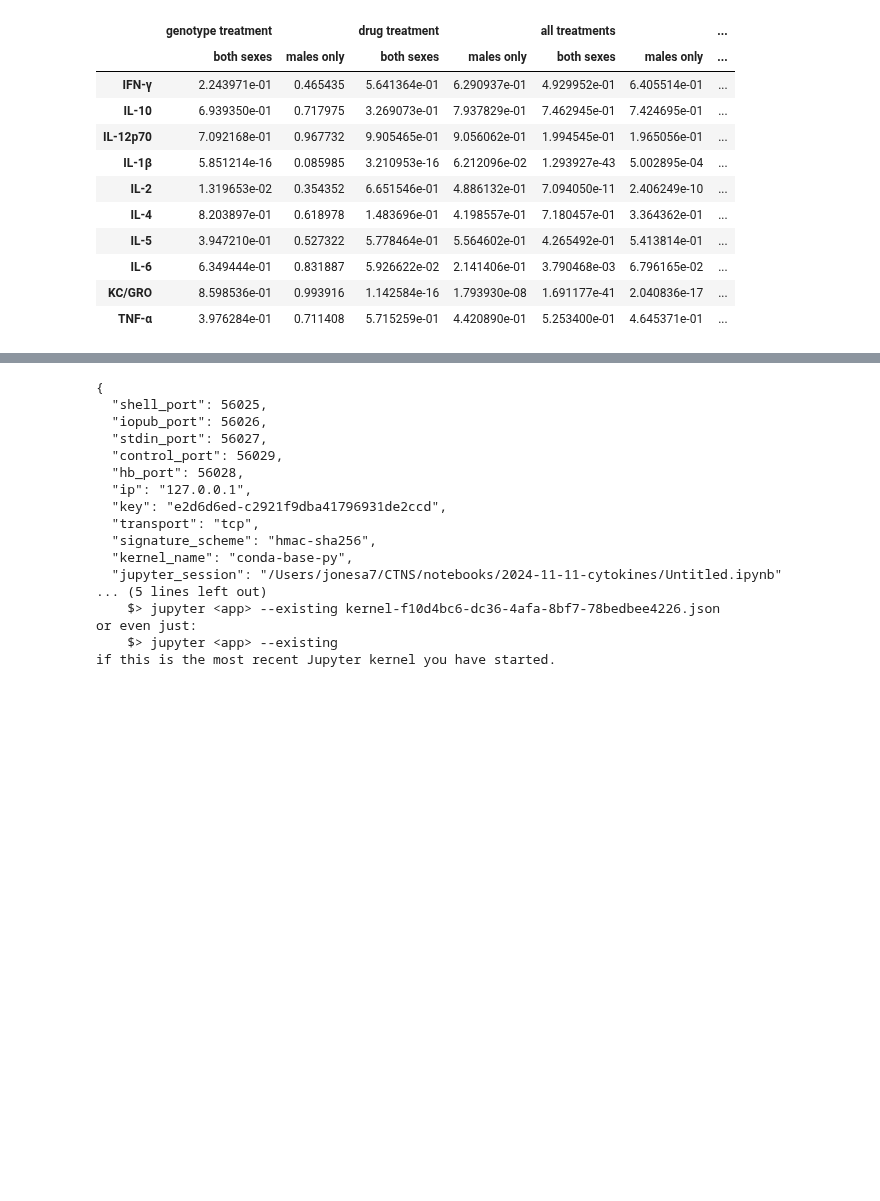
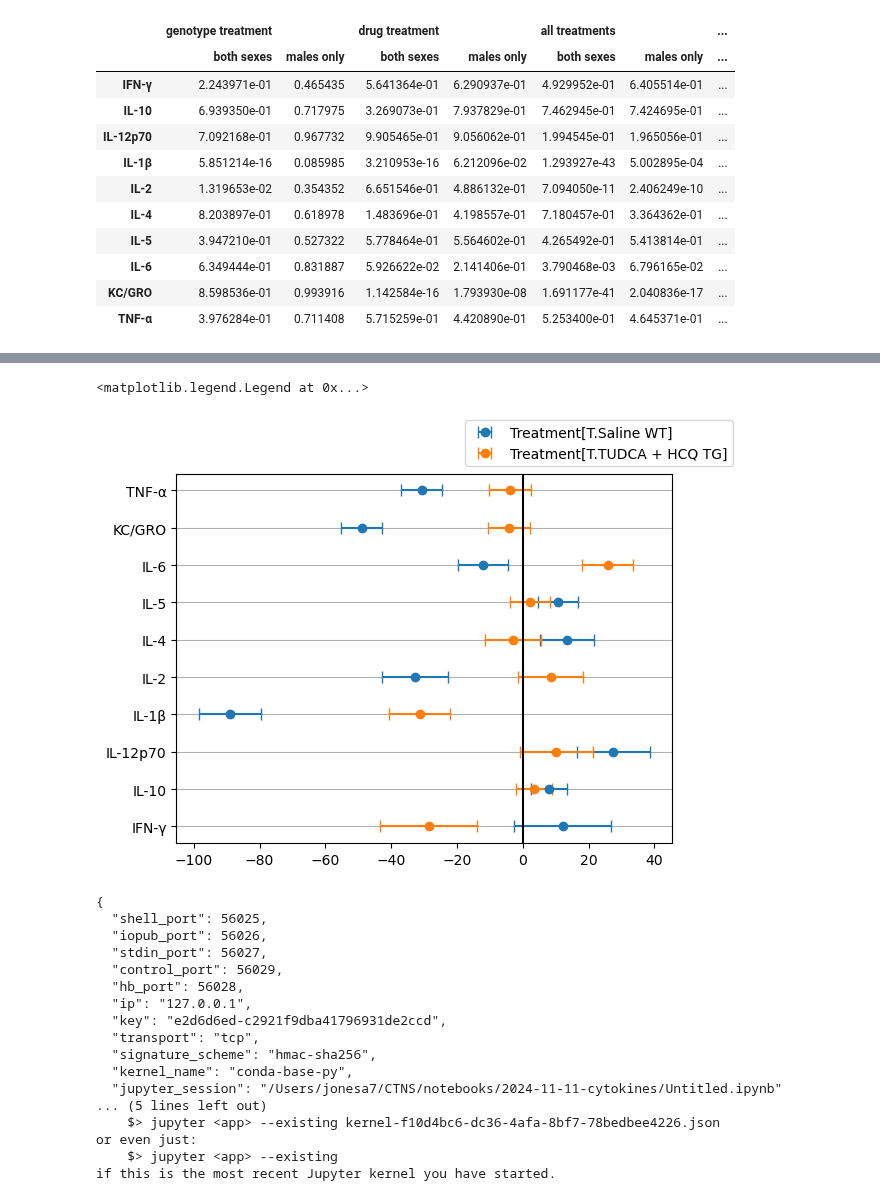
Before and after one commit to attilagk/CTNS-notebook, a Jupyter notebook: 2024-11-11-cytokines/2024-11-11-cytokines.ipynb, the cells around one changed output, grey strips where cells are left out. Cells and saved outputs as stored; diff of their text form; code cells hidden in the pictures; blank space fills up the shorter version.

Commit message:
errobar plot

```diff
--- a/2024-11-11-cytokines/2024-11-11-cytokines.ipynb
+++ b/2024-11-11-cytokines/2024-11-11-cytokines.ipynb
@@ -273,0 +275,19 @@ estimatesd['TUDCA or HCQ']
+# %%
+def normalize_estimates(estimates, percent=True):
+    multiplier = 100 if percent else 1
+    def helper(sexes='both sexes', estimates=estimates):
+        estimates = estimates.xs(sexes, level=0, axis=1)
+        intercept = estimates.xs('Intercept', level=0, axis=1)
+        intercept_estim = intercept['params']
+        l1 = [pd.concat([estimates.xs(a, level=1, axis=1).apply(lambda c: c * multiplier / intercept_estim, axis=0)], axis=1, keys=[a])
+              for a in ['params', 'bse']]
+        l2 = [pd.concat([estimates.xs(a, level=1, axis=1)], axis=1, keys=[a])
+              for a in ['pvalues', 'tvalues']]
+        df = pd.concat(l1 + l2, axis=1)
+        df = df.swaplevel(axis=1).sort_index(axis=1, level=0, sort_remaining=False)
+        return(df)
+    l = [pd.concat([helper(s)], axis=1, keys=[s]) for s in ['both sexes', 'males only']]
+    val = pd.concat(l, axis=1)
+    return(val)
+
+normalize_estimates(estimatesd['TUDCA and HCQ'])
@@ -274,3 +309,19 @@ estimatesd['TUDCA or HCQ']
+# %%
+fig, ax = plt.subplots()
+dff = normalize_estimates(estimatesd['TUDCA and HCQ']).xs('both sexes', level=0, axis=1)
+for param in ['Treatment[T.Saline WT]', 'Treatment[T.TUDCA + HCQ TG]']:
+    df = dff[param]
+    ax.errorbar(y=list(range(df.shape[0])), x=df['params'], xerr=df['bse'], fmt='o', capsize=4, label=param)
+#df = dff['Treatment[T.TUDCA + HCQ TG]']
+#ax.errorbar(y=list(range(df.shape[0])), x=df['params'], xerr=df['bse'], fmt='o', capsize=4)
+ax.set_yticks(list(range(df.shape[0])))
+ax.set_yticklabels(dff.index)
+ax.grid(axis='y')
+ax.axvline(0, color='k')
+fig.legend()
+# %% [output]
+<matplotlib.legend.Legend at 0x...>
+[figure, added]
 # %%
 %connect_info
 # %% [output]
```
Also changed, not shown: parts of 5 cells of this notebook.
